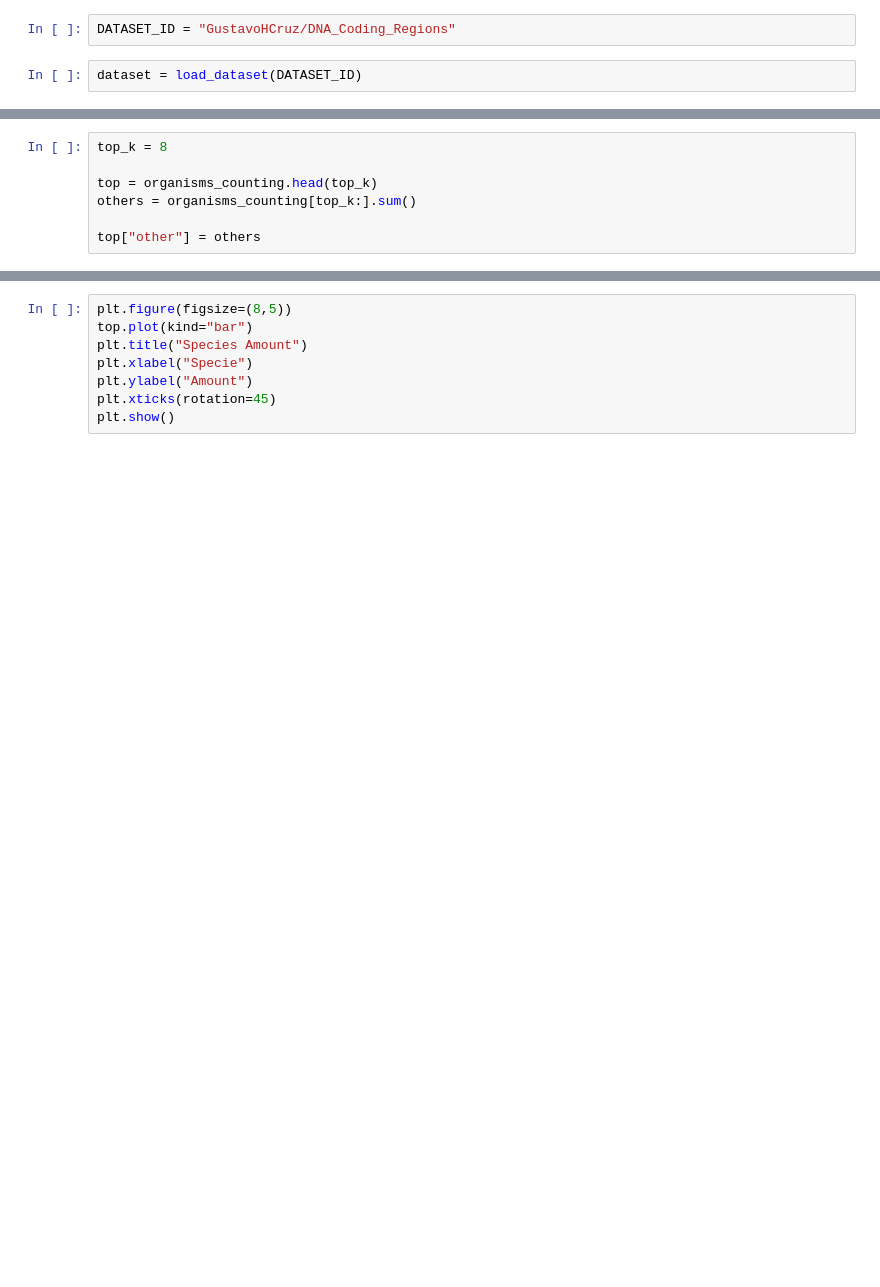
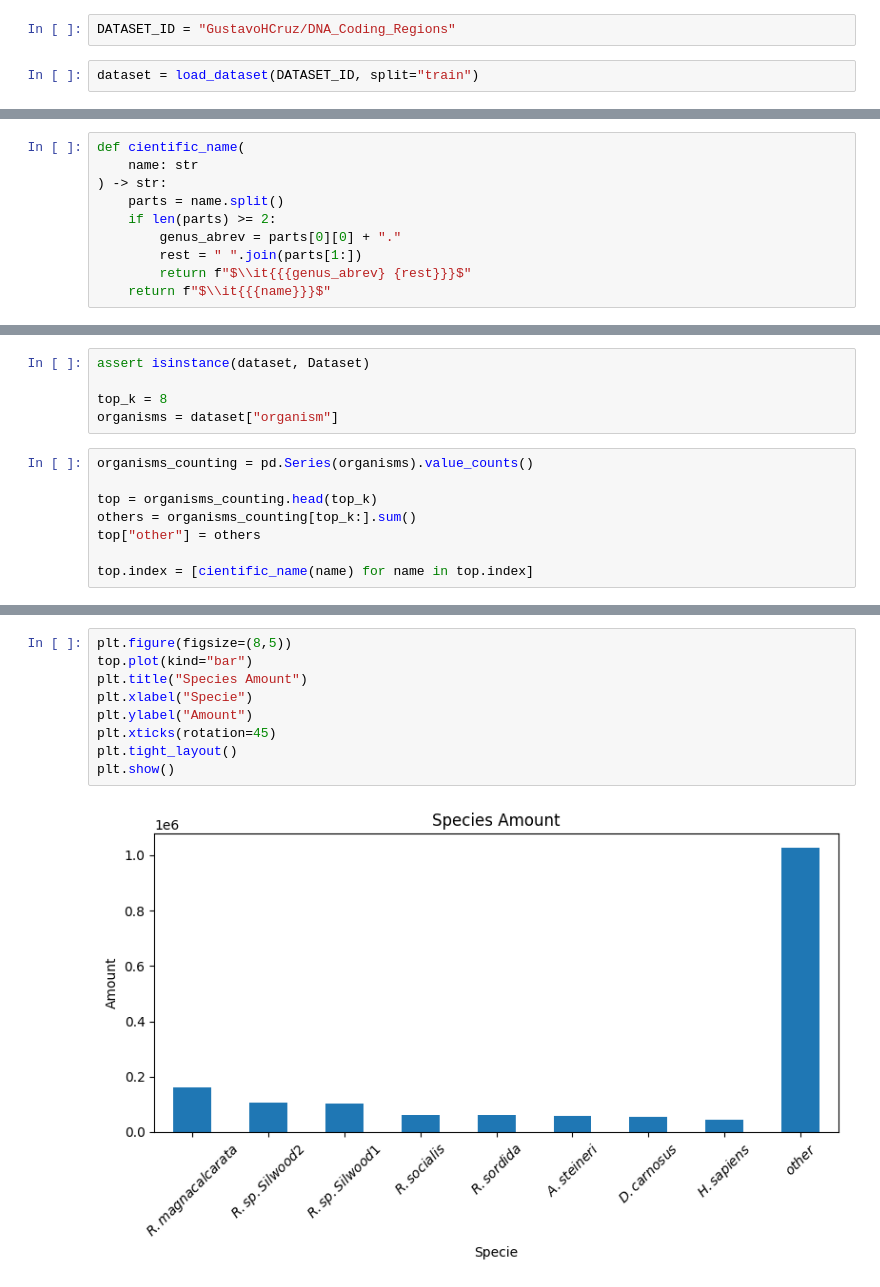
Before and after one commit to GustavoHCruz/CodingDNATransformers, a Jupyter notebook: src/data_info.ipynb, the cells around one changed output, grey strips where cells are left out. Drawn from its saved outputs; the diff is of its cells as text; blank space fills up the shorter version.

```diff
--- a/src/data_info.ipynb
+++ b/src/data_info.ipynb
@@ -5,4 +5,4 @@ from datasets import load_dataset
 # %%
 DATASET_ID = "GustavoHCruz/DNA_Coding_Regions"
 # %%
-dataset = load_dataset(DATASET_ID)
+dataset = load_dataset(DATASET_ID, split="train")
@@ -37,0 +9,10 @@ print(organisms_counting)
+# %%
+def cientific_name(
+	name: str
+) -> str:
+	parts = name.split()
+	if len(parts) >= 2:
+		genus_abrev = parts[0][0] + "."
+		rest = " ".join(parts[1:])
+		return f"$\\it{{{genus_abrev} {rest}}}$"
+	return f"$\\it{{{name}}}$"
@@ -38,7 +67,13 @@ print(organisms_counting)
+# %%
+assert isinstance(dataset, Dataset)
+
+top_k = 8
+organisms = dataset["organism"]
 # %%
-top_k = 8
+organisms_counting = pd.Series(organisms).value_counts()
 
 top = organisms_counting.head(top_k)
 others = organisms_counting[top_k:].sum()
+top["other"] = others
 
-top["other"] = others
+top.index = [cientific_name(name) for name in top.index]
@@ -57,8 +93,11 @@ print(top)
 # %%
 plt.figure(figsize=(8,5))
 top.plot(kind="bar")
 plt.title("Species Amount")
 plt.xlabel("Specie")
 plt.ylabel("Amount")
 plt.xticks(rotation=45)
+plt.tight_layout()
 plt.show()
+# %% [output]
+[figure, added]
```
Also changed, not shown: parts of 20 cells of this notebook, 3 other files.
